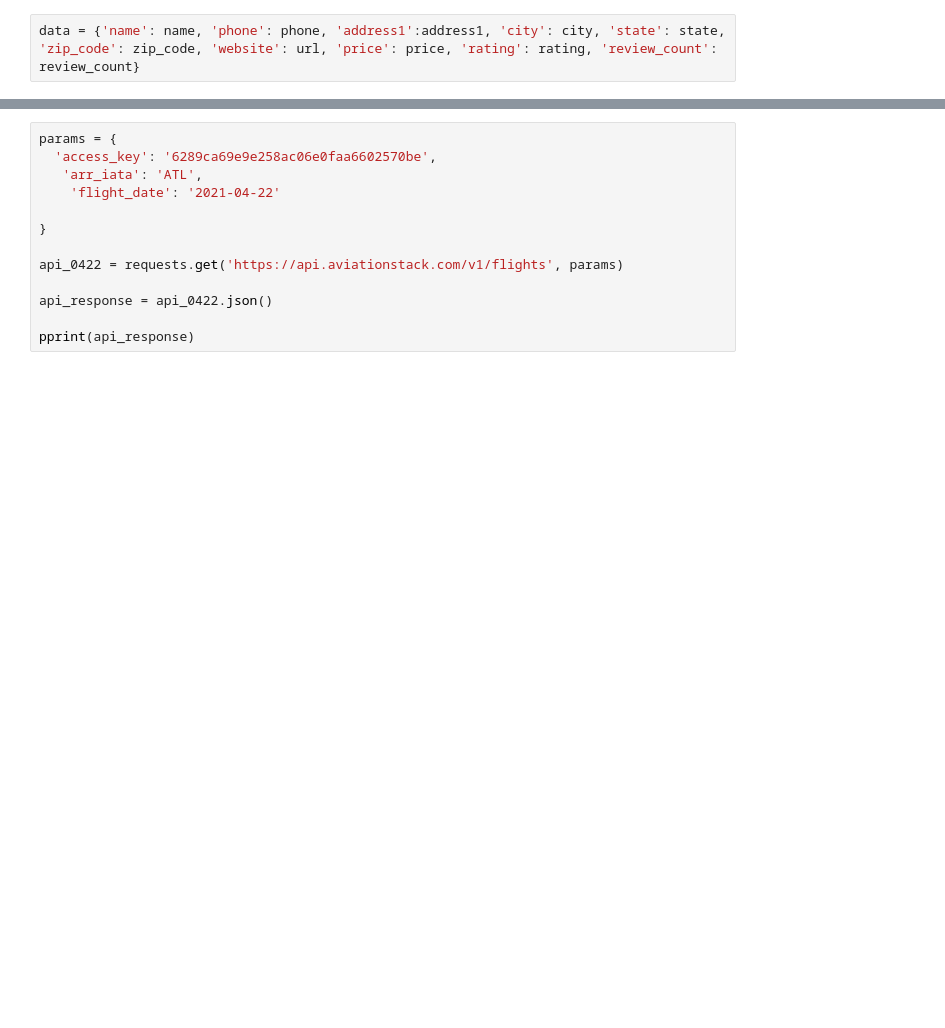
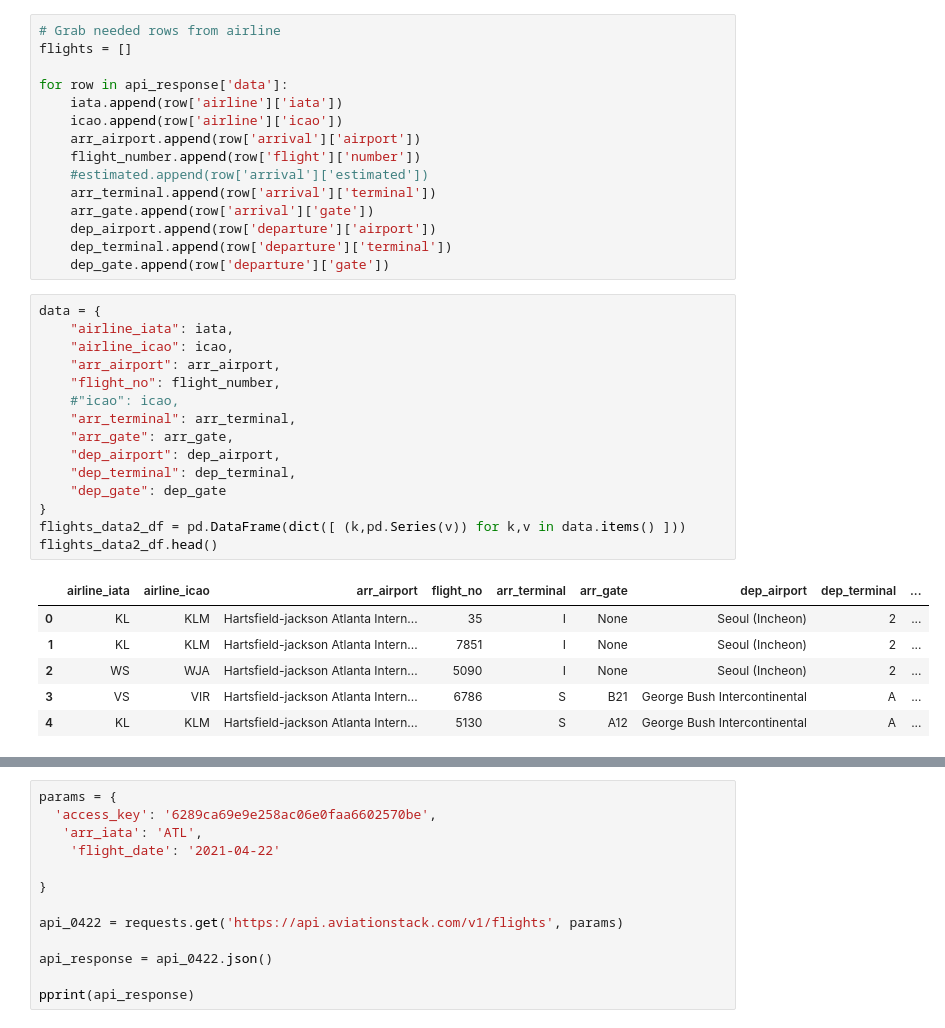
Before and after one commit to jared3194/project-2, a Jupyter notebook: Project2.ipynb, the cells around one changed output, grey strips where cells are left out. Drawn from its saved outputs; the diff is of its cells as text; blank space fills up the shorter version.

```diff
--- a/Project2.ipynb
+++ b/Project2.ipynb
@@ -93,2 +111,37 @@ pprint(api_response)
-# %%
-data = {'name': name, 'phone': phone, 'address1':address1, 'city': city, 'state': state, 'zip_code': zip_code, 'website': url, 'price': price, 'rating': rating, 'review_count': review_count}
+# %%
+# Grab needed rows from airline
+flights = []
+
+for row in api_response['data']:
+    iata.append(row['airline']['iata'])
+    icao.append(row['airline']['icao'])
+    arr_airport.append(row['arrival']['airport'])
+    flight_number.append(row['flight']['number'])
+    #estimated.append(row['arrival']['estimated'])
+    arr_terminal.append(row['arrival']['terminal'])
+    arr_gate.append(row['arrival']['gate'])
+    dep_airport.append(row['departure']['airport'])
+    dep_terminal.append(row['departure']['terminal'])
+    dep_gate.append(row['departure']['gate'])
+# %%
+data = {
+    "airline_iata": iata,
+    "airline_icao": icao,
+    "arr_airport": arr_airport,
+    "flight_no": flight_number,
+    #"icao": icao,
+    "arr_terminal": arr_terminal,
+    "arr_gate": arr_gate,
+    "dep_airport": dep_airport,
+    "dep_terminal": dep_terminal,
+    "dep_gate": dep_gate
+}
+flights_data2_df = pd.DataFrame(dict([ (k,pd.Series(v)) for k,v in data.items() ]))
+flights_data2_df.head()
+# %% [output]
+|  | airline_iata | airline_icao | arr_airport | flight_no | arr_terminal | arr_gate | dep_airport | dep_terminal | ... |
+| 0 | KL | KLM | Hartsfield-jackson Atlanta Intern... | 35 | I | None | Seoul (Incheon) | 2 | ... |
+| 1 | KL | KLM | Hartsfield-jackson Atlanta Intern... | 7851 | I | None | Seoul (Incheon) | 2 | ... |
+| 2 | WS | WJA | Hartsfield-jackson Atlanta Intern... | 5090 | I | None | Seoul (Incheon) | 2 | ... |
+| 3 | VS | VIR | Hartsfield-jackson Atlanta Intern... | 6786 | S | B21 | George Bush Intercontinental | A | ... |
+| 4 | KL | KLM | Hartsfield-jackson Atlanta Intern... | 5130 | S | A12 | George Bush Intercontinental | A | ... |
```
Also changed, not shown: parts of 10 cells of this notebook, 1 other file.
